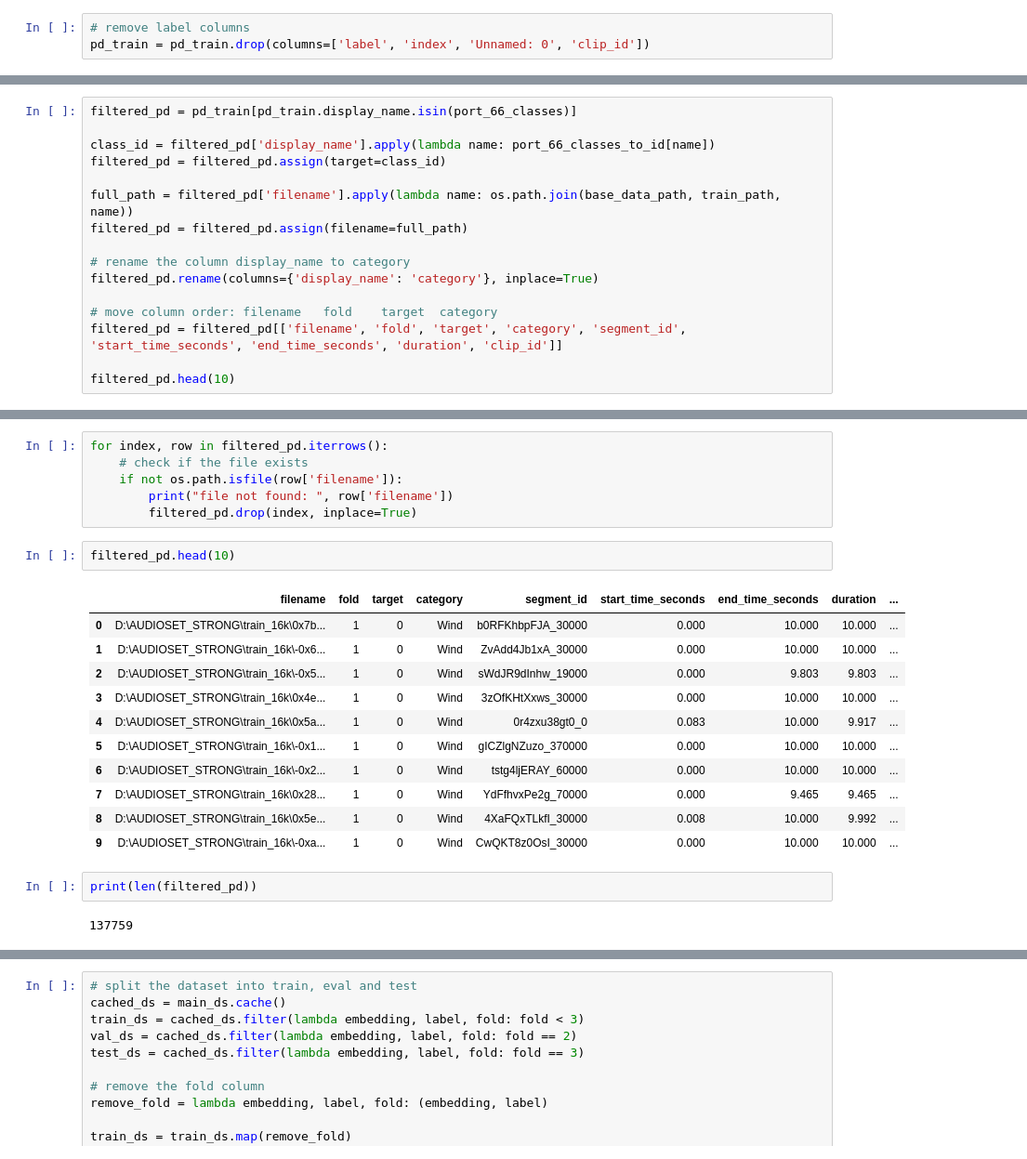
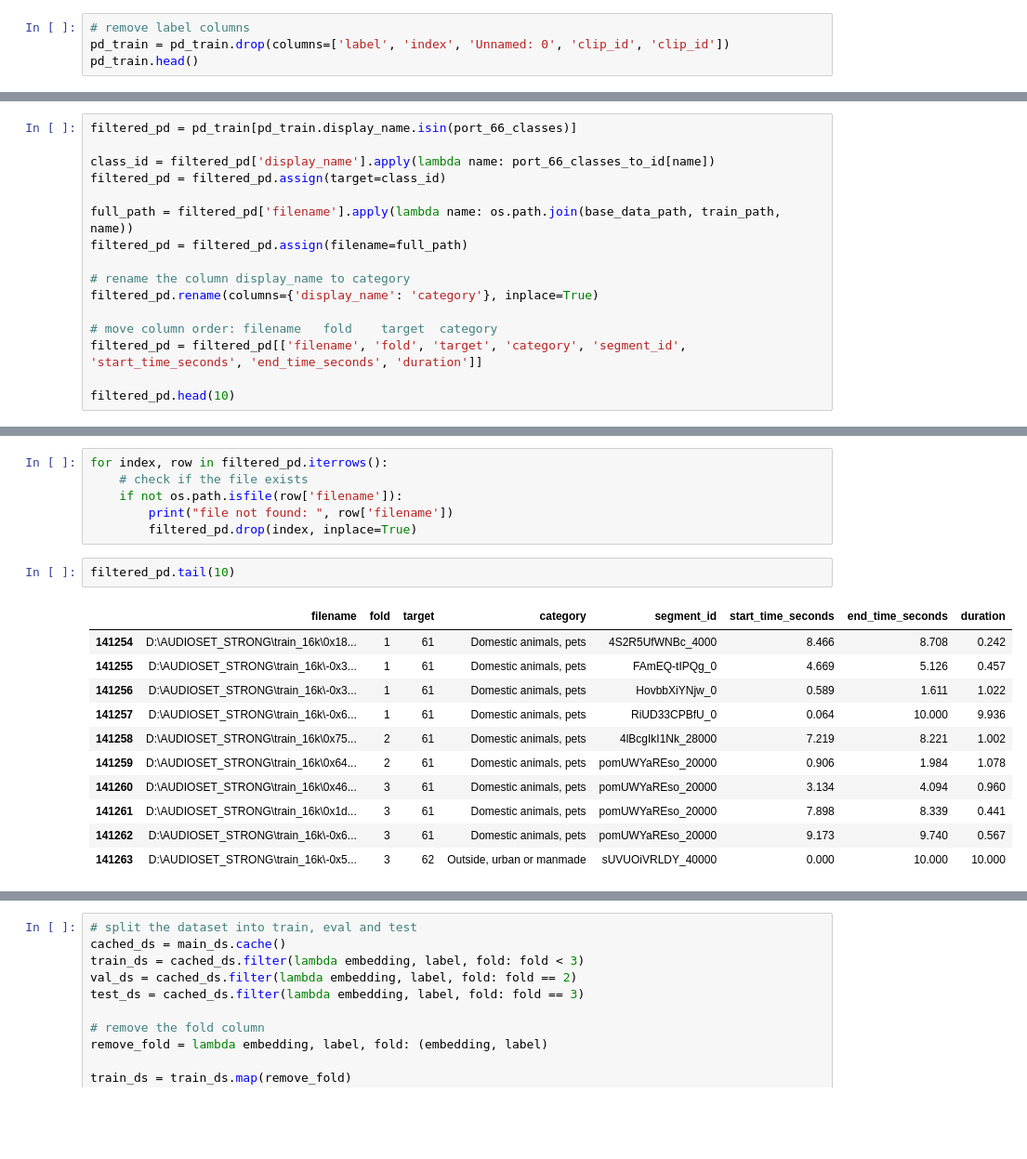
Before and after one commit to aacacustica/Audio_Processing, a Jupyter notebook: AI_Model/Fine-Tuning_Models/66_classes_port/transfer-learning-scratch/yamnet/transfer_learning_strong.ipynb, the cells around one changed output, grey strips where cells are left out. Shown at 93% size. Cells and saved outputs as stored; diff of their text form; blank space fills up the shorter version.

```diff
--- a/AI_Model/Fine-Tuning_Models/66_classes_port/transfer-learning-scratch/yamnet/transfer_learning_strong.ipynb
+++ b/AI_Model/Fine-Tuning_Models/66_classes_port/transfer-learning-scratch/yamnet/transfer_learning_strong.ipynb
@@ -224,4 +232,5 @@ pd_train.head()
 | 4 | 314 | 0r4zxu38gt0_0 | 0.083 | 10.000 | /m/03m9d0z | 9.917 | 0x5a0670380b88cad7 | 0x5a0670380b88cad7.wav | ... |
 # %%
 # remove label columns
-pd_train = pd_train.drop(columns=['label', 'index', 'Unnamed: 0', 'clip_id'])
+pd_train = pd_train.drop(columns=['label', 'index', 'Unnamed: 0', 'clip_id', 'clip_id'])
+pd_train.head()
@@ -483,7 +483,7 @@ filtered_pd = filtered_pd.assign(filename=full_path)
 filtered_pd.rename(columns={'display_name': 'category'}, inplace=True)
 
 # move column order: filename	fold	target	category
-filtered_pd = filtered_pd[['filename', 'fold', 'target', 'category', 'segment_id', 'start_time_seconds', 'end_time_seconds', 'duration', 'clip_id']]
+filtered_pd = filtered_pd[['filename', 'fold', 'target', 'category', 'segment_id', 'start_time_seconds', 'end_time_seconds', 'duration']]
 
 filtered_pd.head(10)
 # %% [output]
@@ -505,23 +505,19 @@ for index, row in filtered_pd.iterrows():
         print("file not found: ", row['filename'])
         filtered_pd.drop(index, inplace=True)
 # %%
-filtered_pd.head(10)
+filtered_pd.tail(10)
 # %% [output]
-|  | filename | fold | target | category | segment_id | start_time_seconds | end_time_seconds | duration | ... |
-| 0 | D:\AUDIOSET_STRONG\train_16k\0x7b... | 1 | 0 | Wind | b0RFKhbpFJA_30000 | 0.000 | 10.000 | 10.000 | ... |
-| 1 | D:\AUDIOSET_STRONG\train_16k\-0x6... | 1 | 0 | Wind | ZvAdd4Jb1xA_30000 | 0.000 | 10.000 | 10.000 | ... |
-| 2 | D:\AUDIOSET_STRONG\train_16k\-0x5... | 1 | 0 | Wind | sWdJR9dInhw_19000 | 0.000 | 9.803 | 9.803 | ... |
-| 3 | D:\AUDIOSET_STRONG\train_16k\0x4e... | 1 | 0 | Wind | 3zOfKHtXxws_30000 | 0.000 | 10.000 | 10.000 | ... |
-| 4 | D:\AUDIOSET_STRONG\train_16k\0x5a... | 1 | 0 | Wind | 0r4zxu38gt0_0 | 0.083 | 10.000 | 9.917 | ... |
-| 5 | D:\AUDIOSET_STRONG\train_16k\-0x1... | 1 | 0 | Wind | gICZlgNZuzo_370000 | 0.000 | 10.000 | 10.000 | ... |
-| 6 | D:\AUDIOSET_STRONG\train_16k\-0x2... | 1 | 0 | Wind | tstg4ljERAY_60000 | 0.000 | 10.000 | 10.000 | ... |
-| 7 | D:\AUDIOSET_STRONG\train_16k\0x28... | 1 | 0 | Wind | YdFfhvxPe2g_70000 | 0.000 | 9.465 | 9.465 | ... |
-| 8 | D:\AUDIOSET_STRONG\train_16k\0x5e... | 1 | 0 | Wind | 4XaFQxTLkfI_30000 | 0.008 | 10.000 | 9.992 | ... |
-| 9 | D:\AUDIOSET_STRONG\train_16k\-0xa... | 1 | 0 | Wind | CwQKT8z0OsI_30000 | 0.000 | 10.000 | 10.000 | ... |
+|  | filename | fold | target | category | segment_id | start_time_seconds | end_time_seconds | duration |
+| 141254 | D:\AUDIOSET_STRONG\train_16k\0x18... | 1 | 61 | Domestic animals, pets | 4S2R5UfWNBc_4000 | 8.466 | 8.708 | 0.242 |
+| 141255 | D:\AUDIOSET_STRONG\train_16k\-0x3... | 1 | 61 | Domestic animals, pets | FAmEQ-tIPQg_0 | 4.669 | 5.126 | 0.457 |
+| 141256 | D:\AUDIOSET_STRONG\train_16k\-0x3... | 1 | 61 | Domestic animals, pets | HovbbXiYNjw_0 | 0.589 | 1.611 | 1.022 |
+| 141257 | D:\AUDIOSET_STRONG\train_16k\-0x6... | 1 | 61 | Domestic animals, pets | RiUD33CPBfU_0 | 0.064 | 10.000 | 9.936 |
+| 141258 | D:\AUDIOSET_STRONG\train_16k\0x75... | 2 | 61 | Domestic animals, pets | 4lBcgIkI1Nk_28000 | 7.219 | 8.221 | 1.002 |
+| 141259 | D:\AUDIOSET_STRONG\train_16k\0x64... | 2 | 61 | Domestic animals, pets | pomUWYaREso_20000 | 0.906 | 1.984 | 1.078 |
+| 141260 | D:\AUDIOSET_STRONG\train_16k\0x46... | 3 | 61 | Domestic animals, pets | pomUWYaREso_20000 | 3.134 | 4.094 | 0.960 |
+| 141261 | D:\AUDIOSET_STRONG\train_16k\0x1d... | 3 | 61 | Domestic animals, pets | pomUWYaREso_20000 | 7.898 | 8.339 | 0.441 |
+| 141262 | D:\AUDIOSET_STRONG\train_16k\-0x6... | 3 | 61 | Domestic animals, pets | pomUWYaREso_20000 | 9.173 | 9.740 | 0.567 |
+| 141263 | D:\AUDIOSET_STRONG\train_16k\-0x5... | 3 | 62 | Outside, urban or manmade | sUVUOiVRLDY_40000 | 0.000 | 10.000 | 10.000 |
-# %%
-print(len(filtered_pd))
-# %% [output]
-137759
 # %%
 filenames = filtered_pd['filename']
 targets = filtered_pd['target']
```
Also changed, not shown: parts of 16 cells of this notebook.
